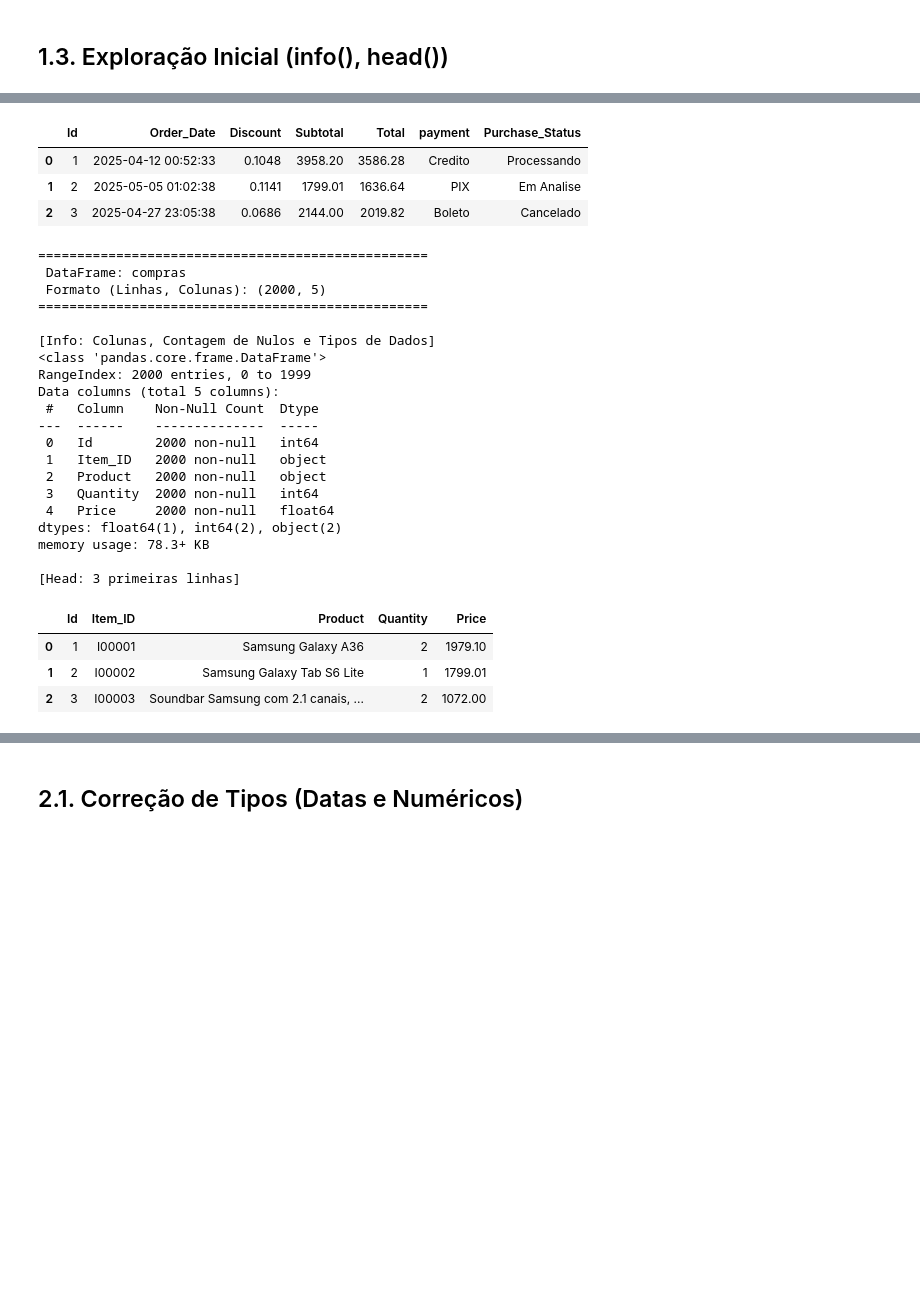
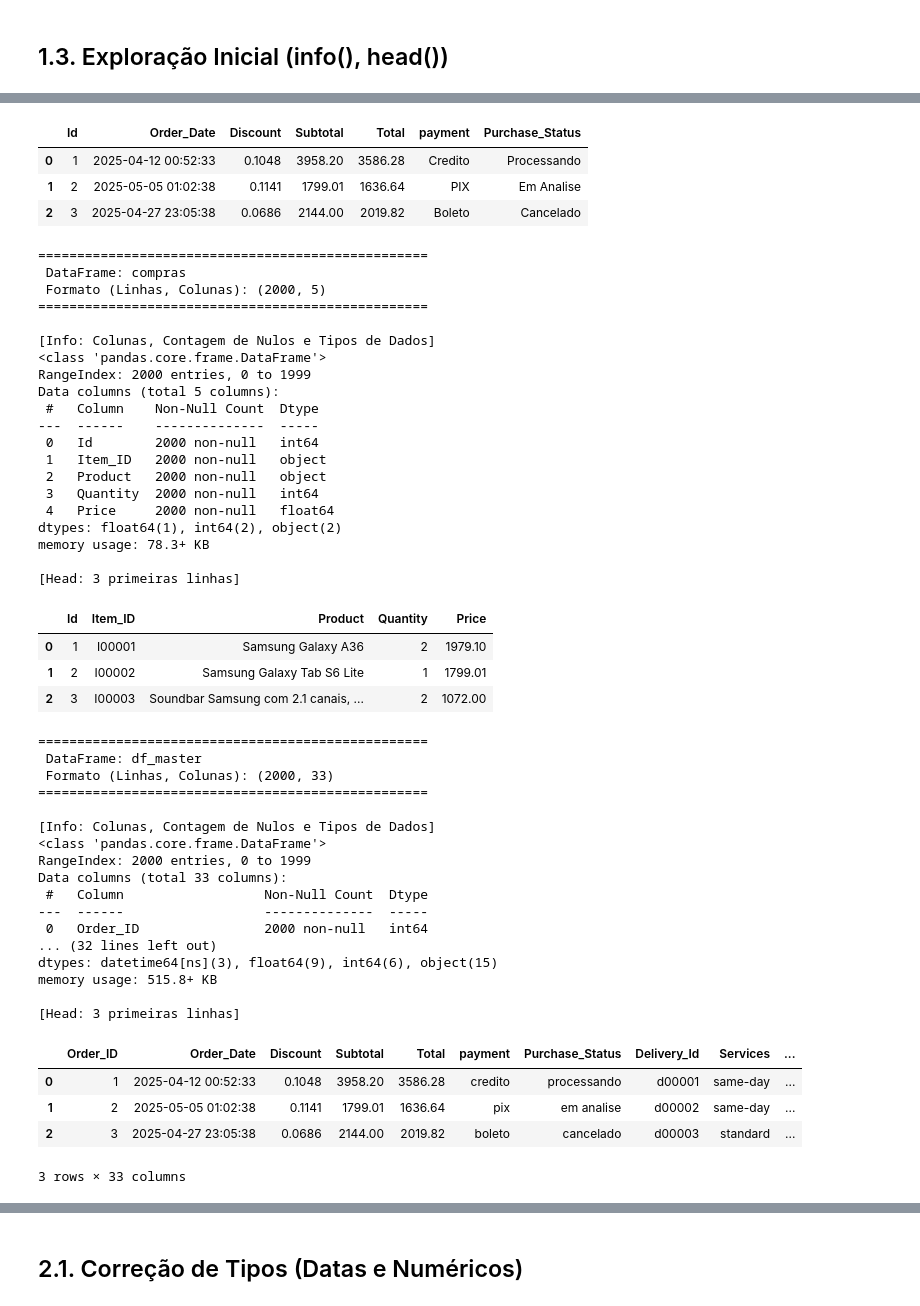
Before and after one commit to vic-fmr/ecommerce-analytics, a Jupyter notebook: codigo/analise_ecommerce.ipynb, the cells around one changed output, grey strips where cells are left out. Cells and saved outputs as stored; diff of their text form; code cells hidden in the pictures; blank space fills up the shorter version.

```diff
--- a/codigo/analise_ecommerce.ipynb
+++ b/codigo/analise_ecommerce.ipynb
@@ -51,11 +58,20 @@ print("--- 1. Carregando Datasets ---")
 for nome, arquivo in arquivos.items():
     caminho_completo = os.path.join(DATA_PATH, arquivo)
     try:
-        dataframes[nome] = pd.read_csv(caminho_completo)
+        dataframes[nome] = pd.read_csv(caminho_completo, encoding='utf-8') # Alterado para encoding='utf-8'
         print(f"✅ Arquivo '{arquivo}' carregado com sucesso como 'dataframes['{nome}']'.")
     except FileNotFoundError:
         print(f"❌ ERRO: Arquivo '{arquivo}' não encontrado no caminho '{caminho_completo}'.")
         print("Por favor, verifique o DATA_PATH e o nome do arquivo.")
+    except UnicodeDecodeError:
+        print(f"⚠️ ERRO de Codificação: Arquivo '{arquivo}' não pôde ser decodificado com 'utf-8'. Tentando 'latin1'.")
+        try:
+            dataframes[nome] = pd.read_csv(caminho_completo, encoding='latin1')
+            print(f"✅ Arquivo '{arquivo}' carregado com sucesso como 'dataframes['{nome}']' usando 'latin1'.")
+        except Exception as e:
+            print(f"❌ ERRO: Arquivo '{arquivo}' não pôde ser carregado com 'latin1' também. Erro: {e}")
+    except Exception as e:
+        print(f"❌ ERRO ao carregar arquivo '{arquivo}': {e}")
 
 print("\n--- 2. Exploração Inicial (Shape, Colunas, Tipos e Nulos) ---")
 
@@ -162,32 +178,54 @@ memory usage: 109.5+ KB
 
 [Head: 3 primeiras linhas]
 |  | Id | Order_Date | Discount | Subtotal | Total | payment | Purchase_Status |
 | 0 | 1 | 2025-04-12 00:52:33 | 0.1048 | 3958.20 | 3586.28 | Credito | Processando |
 | 1 | 2 | 2025-05-05 01:02:38 | 0.1141 | 1799.01 | 1636.64 | PIX | Em Analise |
 | 2 | 3 | 2025-04-27 23:05:38 | 0.0686 | 2144.00 | 2019.82 | Boleto | Cancelado |
 ==================================================
  DataFrame: compras
  Formato (Linhas, Colunas): (2000, 5)
 ==================================================
 
 [Info: Colunas, Contagem de Nulos e Tipos de Dados]
 <class 'pandas.core.frame.DataFrame'>
 RangeIndex: 2000 entries, 0 to 1999
 Data columns (total 5 columns):
  #   Column    Non-Null Count  Dtype
 ---  ------    --------------  -----
  0   Id        2000 non-null   int64
  1   Item_ID   2000 non-null   object
  2   Product   2000 non-null   object
  3   Quantity  2000 non-null   int64
  4   Price     2000 non-null   float64
 dtypes: float64(1), int64(2), object(2)
 memory usage: 78.3+ KB
 
 [Head: 3 primeiras linhas]
 |  | Id | Item_ID | Product | Quantity | Price |
 | 0 | 1 | I00001 | Samsung Galaxy A36 | 2 | 1979.10 |
 | 1 | 2 | I00002 | Samsung Galaxy Tab S6 Lite | 1 | 1799.01 |
 | 2 | 3 | I00003 | Soundbar Samsung com 2.1 canais, ... | 2 | 1072.00 |
+==================================================
+ DataFrame: df_master
+ Formato (Linhas, Colunas): (2000, 33)
+==================================================
+
+[Info: Colunas, Contagem de Nulos e Tipos de Dados]
+<class 'pandas.core.frame.DataFrame'>
+RangeIndex: 2000 entries, 0 to 1999
+Data columns (total 33 columns):
+ #   Column                  Non-Null Count  Dtype
+---  ------                  --------------  -----
+ 0   Order_ID                2000 non-null   int64
+... (32 lines left out)
+dtypes: datetime64[ns](3), float64(9), int64(6), object(15)
+memory usage: 515.8+ KB
+
+[Head: 3 primeiras linhas]
+|  | Order_ID | Order_Date | Discount | Subtotal | Total | payment | Purchase_Status | Delivery_Id | Services | ... |
+| 0 | 1 | 2025-04-12 00:52:33 | 0.1048 | 3958.20 | 3586.28 | credito | processando | d00001 | same-day | ... |
+| 1 | 2 | 2025-05-05 01:02:38 | 0.1141 | 1799.01 | 1636.64 | pix | em analise | d00002 | same-day | ... |
+| 2 | 3 | 2025-04-27 23:05:38 | 0.0686 | 2144.00 | 2019.82 | boleto | cancelado | d00003 | standard | ... |
+3 rows × 33 columns
 # %% [markdown]
 # 2. [S1] Data Cleaning (Tipos, NAs, Strings)
```
Also changed, not shown: parts of 23 cells of this notebook.
